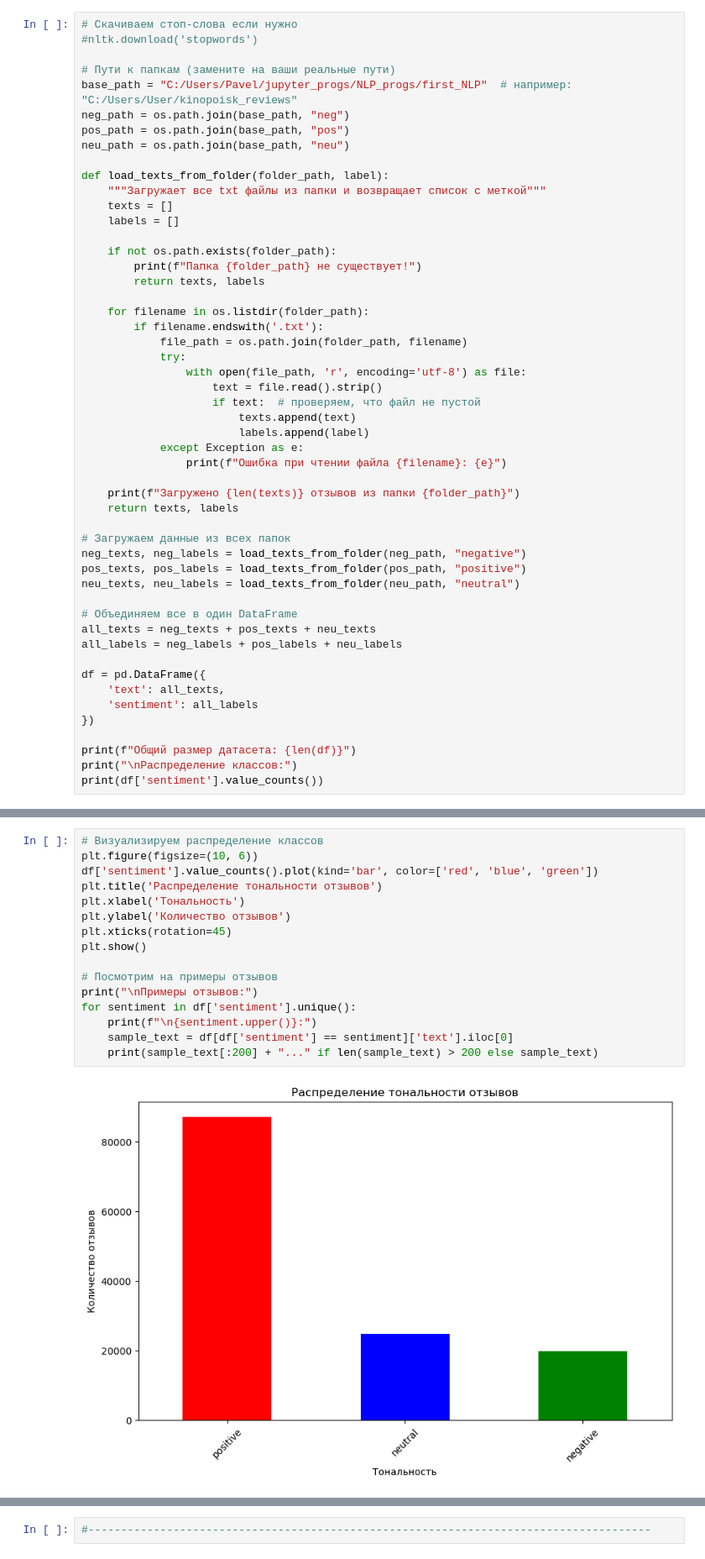
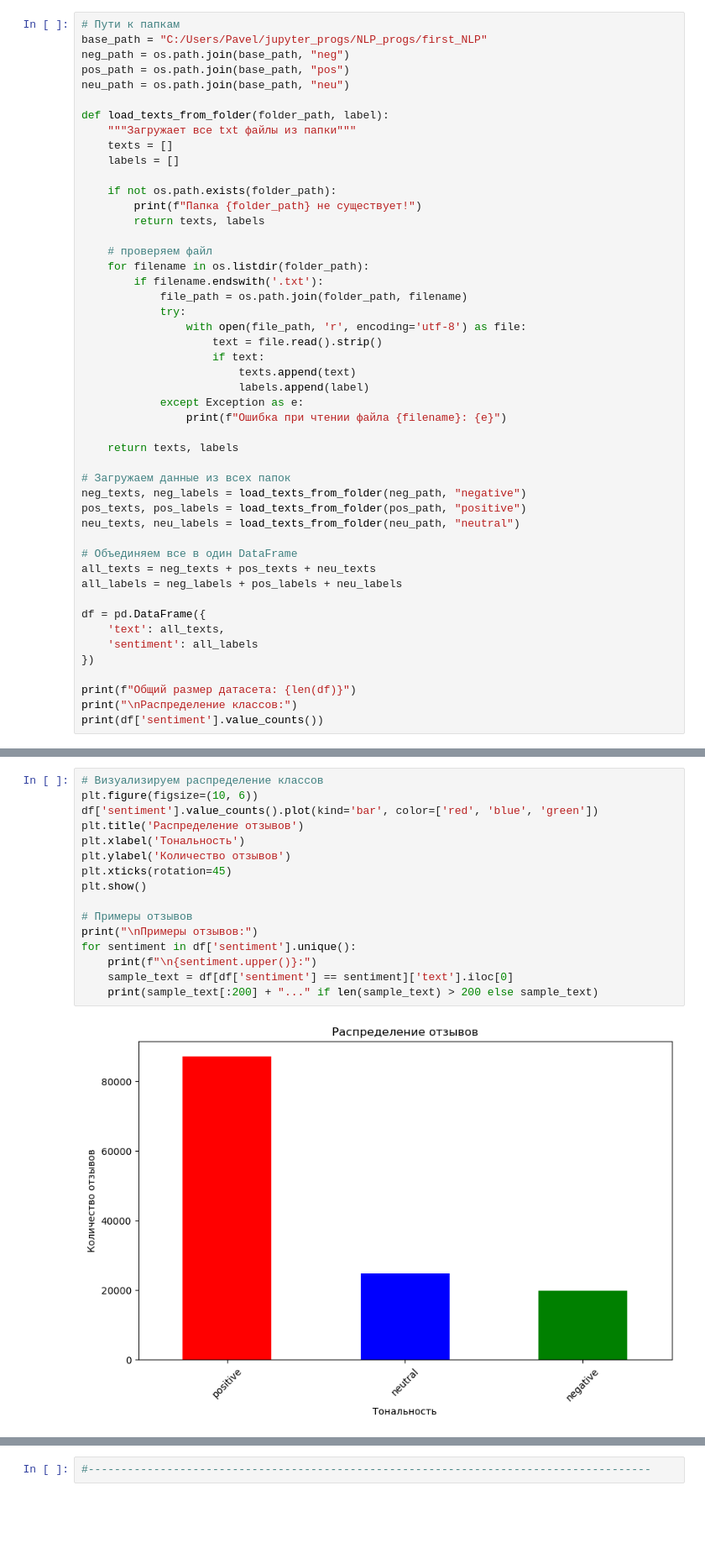
Before and after one commit to Sssn4ke/NLP_study, a Jupyter notebook: NLP_start.ipynb, the cells around one changed output, grey strips where cells are left out. Shown at 84% size. Cells and saved outputs as stored; diff of their text form; blank space fills up the shorter version.

```diff
--- a/NLP_start.ipynb
+++ b/NLP_start.ipynb
@@ -60,15 +29,12 @@ import seaborn as sns
 # %%
-# Скачиваем стоп-слова если нужно
-#nltk.download('stopwords')
-
-# Пути к папкам (замените на ваши реальные пути)
-base_path = "C:/Users/Pavel/jupyter_progs/NLP_progs/first_NLP"  # например: "C:/Users/User/kinopoisk_reviews"
+# Пути к папкам
+base_path = "C:/Users/Pavel/jupyter_progs/NLP_progs/first_NLP"
 neg_path = os.path.join(base_path, "neg")
 pos_path = os.path.join(base_path, "pos")
 neu_path = os.path.join(base_path, "neu")
 
 def load_texts_from_folder(folder_path, label):
-    """Загружает все txt файлы из папки и возвращает список с меткой"""
+    """Загружает все txt файлы из папки"""
     texts = []
     labels = []
 
@@ -76,19 +42,19 @@ def load_texts_from_folder(folder_path, label):
         print(f"Папка {folder_path} не существует!")
         return texts, labels
 
+    # проверяем файл
     for filename in os.listdir(folder_path):
         if filename.endswith('.txt'):
             file_path = os.path.join(folder_path, filename)
             try:
                 with open(file_path, 'r', encoding='utf-8') as file:
                     text = file.read().strip()
-                    if text:  # проверяем, что файл не пустой
+                    if text:
                         texts.append(text)
                         labels.append(label)
             except Exception as e:
                 print(f"Ошибка при чтении файла {filename}: {e}")
 
-    print(f"Загружено {len(texts)} отзывов из папки {folder_path}")
     return texts, labels
 
 # Загружаем данные из всех папок
@@ -123,21 +86,21 @@ Name: count, dtype: int64
 # %%
 # Визуализируем распределение классов
 plt.figure(figsize=(10, 6))
 df['sentiment'].value_counts().plot(kind='bar', color=['red', 'blue', 'green'])
-plt.title('Распределение тональности отзывов')
+plt.title('Распределение отзывов')
 plt.xlabel('Тональность')
 plt.ylabel('Количество отзывов')
 plt.xticks(rotation=45)
 plt.show()
 
-# Посмотрим на примеры отзывов
+# Примеры отзывов
 print("\nПримеры отзывов:")
 for sentiment in df['sentiment'].unique():
     print(f"\n{sentiment.upper()}:")
     sample_text = df[df['sentiment'] == sentiment]['text'].iloc[0]
     print(sample_text[:200] + "..." if len(sample_text) > 200 else sample_text)
 # %% [output]
-[figure, old version]
+[figure, new version]
 Примеры отзывов:
 
 NEGATIVE:
```
Also changed, not shown: parts of 45 cells of this notebook.
